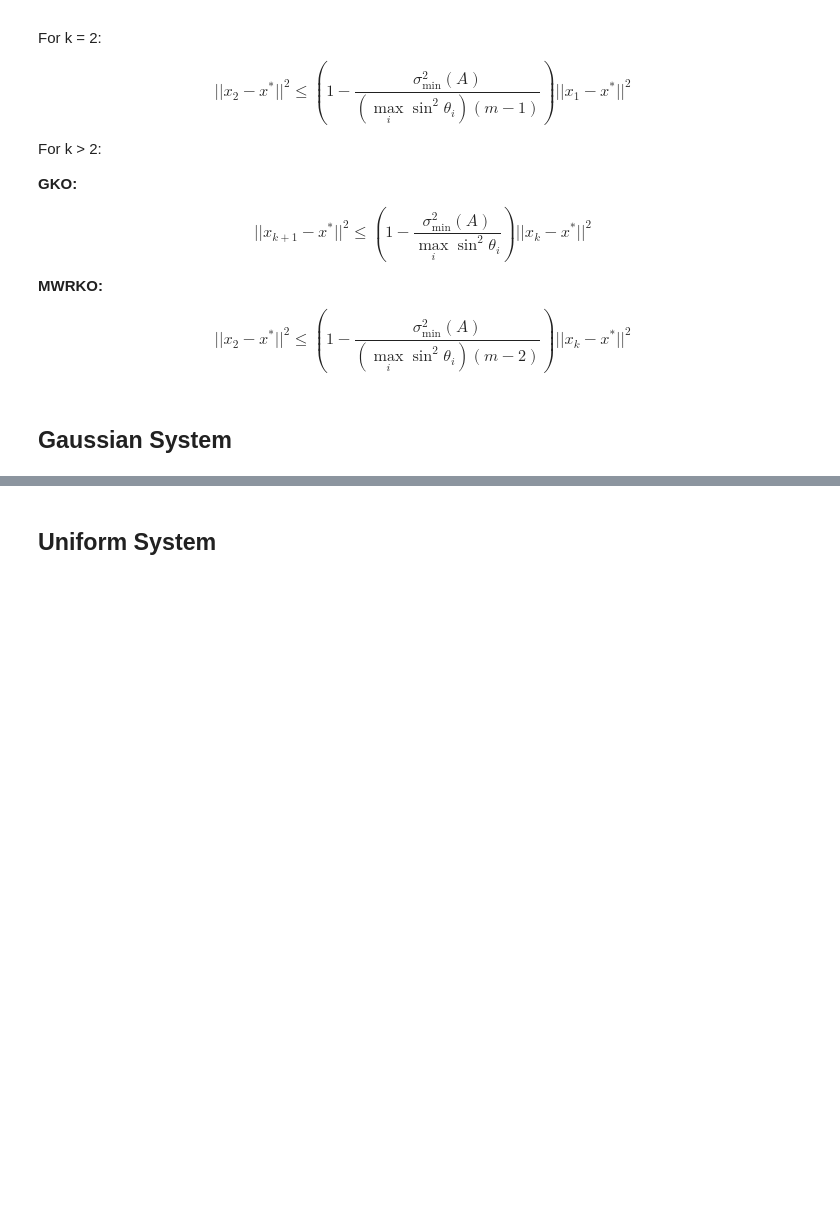
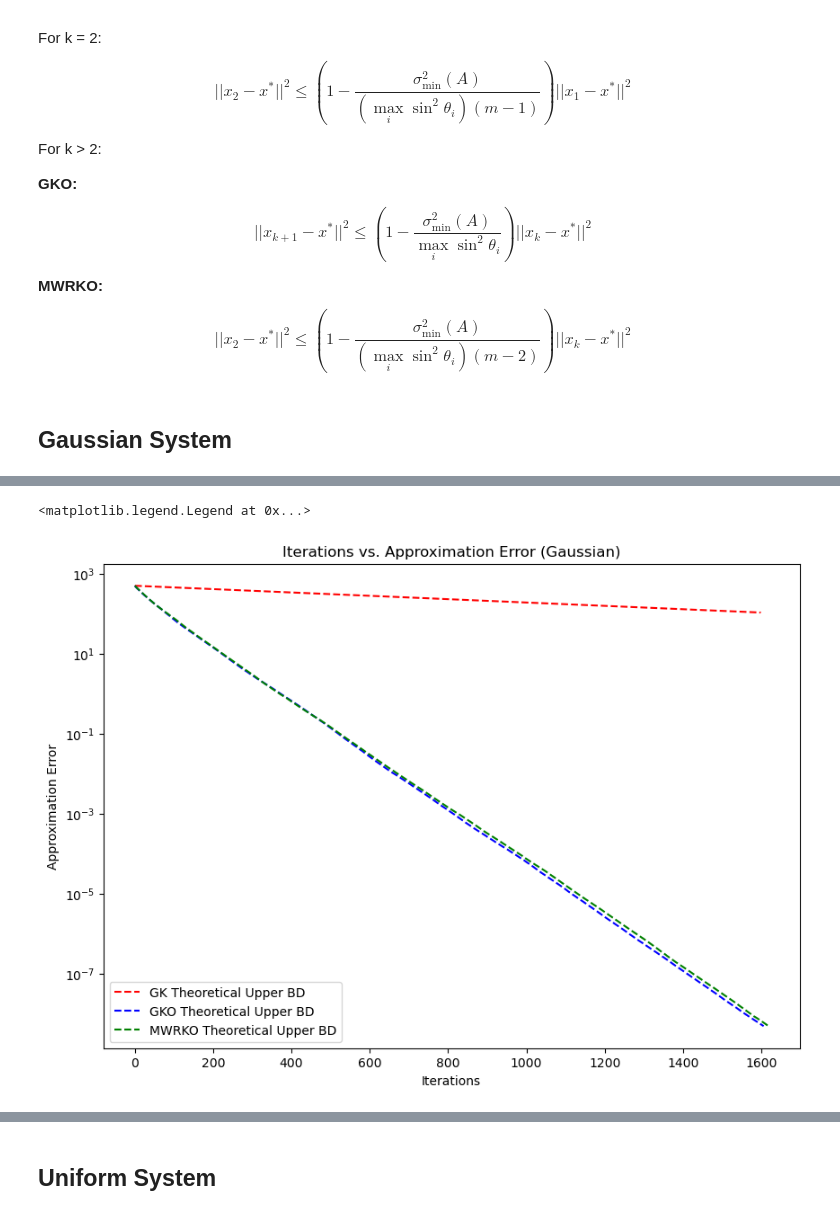
Before and after one commit to emicervantes/gko-23, a Jupyter notebook: scripts/synthetic-exp/synthetic-exp6.ipynb, the cells around one changed output, grey strips where cells are left out. Drawn from its saved outputs; the diff is of its cells as text; code cells hidden in the pictures; blank space fills up the shorter version.

```diff
--- a/scripts/synthetic-exp/synthetic-exp6.ipynb
+++ b/scripts/synthetic-exp/synthetic-exp6.ipynb
@@ -106,3 +106,21 @@ plt.legend()
+# %%
+plt.figure(figsize=(10,7))
+# plot theoretical bound
+plt.semilogy(np.arange(len(gk_gaussian[2])), gk_gaussian[2], linestyle = 'dashed',
+             color = "red", label = 'GK Theoretical Upper BD')
+plt.semilogy(np.arange(len(gko_gaussian[2])), gko_gaussian[2], linestyle = 'dashed',
+            color = "blue", label = 'GKO Theoretical Upper BD')
+plt.semilogy(np.arange(len(mwrko_gaussian[2])), mwrko_gaussian[2], linestyle = 'dashed',
+             color = "green", label = 'MWRKO Theoretical Upper BD')
+
+# labels
+plt.xlabel('Iterations')
+plt.ylabel('Approximation Error')
+plt.title('Iterations vs. Approximation Error (Gaussian)')
+plt.legend()
+# %% [output]
+<matplotlib.legend.Legend at 0x...>
+[figure, added]
 # %%
 # Show GK empirical and theoretical results
 plt.figure(figsize=(10,7))
```
Also changed, not shown: parts of 24 cells of this notebook, 1 other file.
